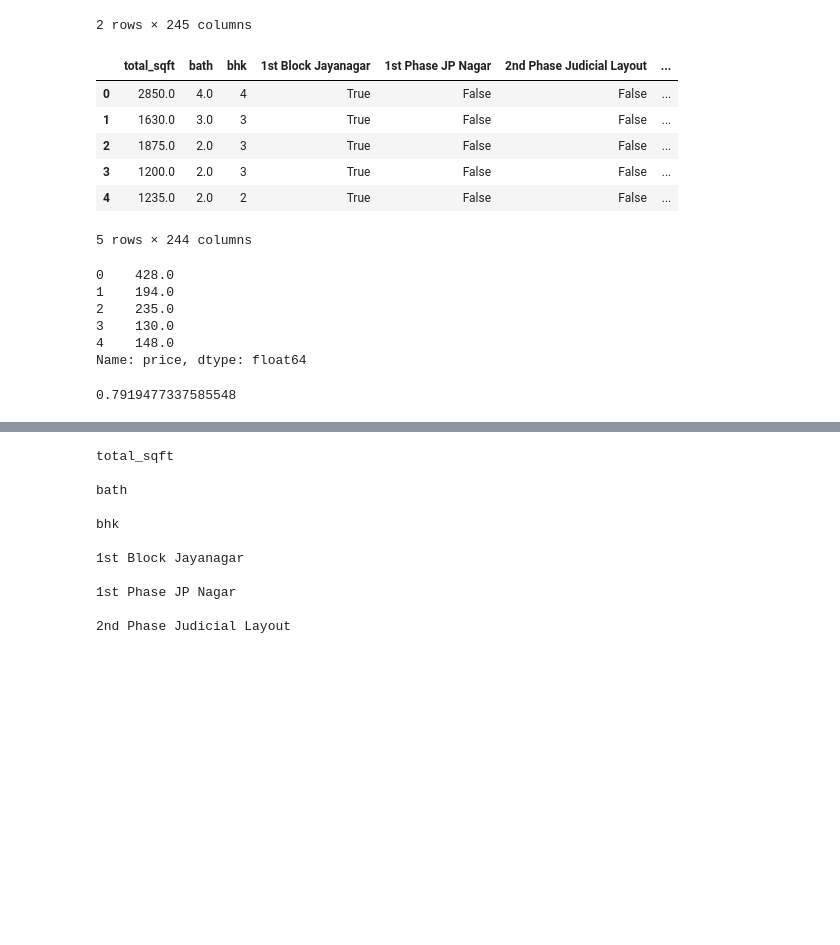
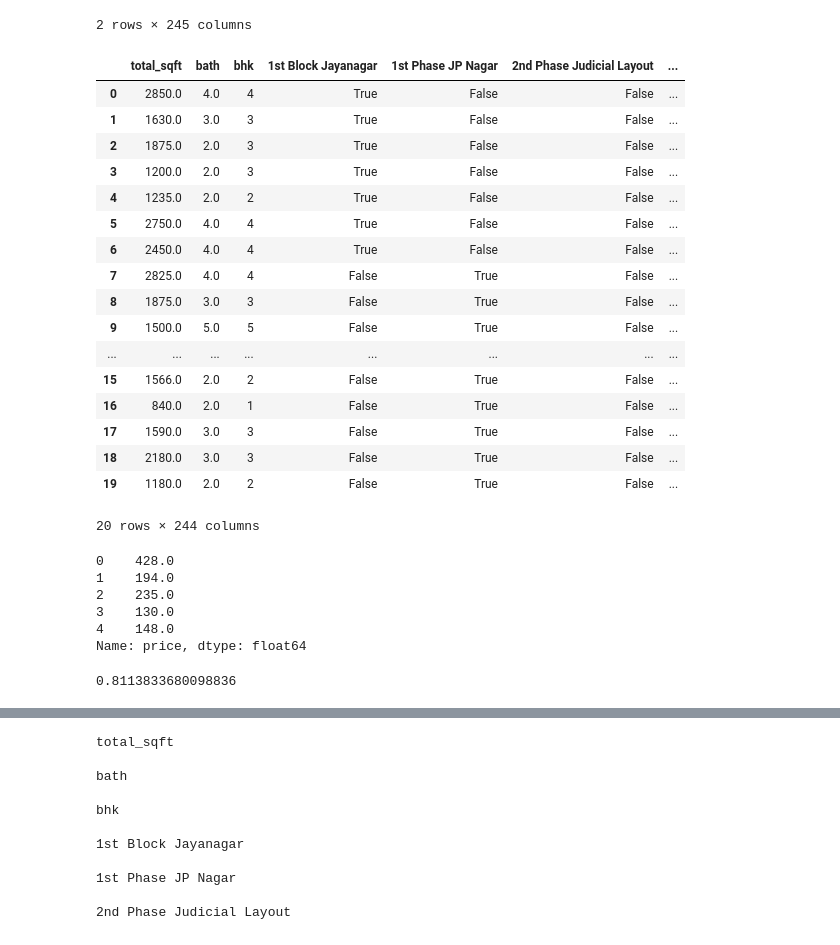
Before and after one commit to kaliraotaran/HousePricePrediction, a Jupyter notebook: main.ipynb, the cells around one changed output, grey strips where cells are left out. Saved outputs shown, nothing was run; the diff lists cells and outputs as text; code cells hidden in the pictures; blank space fills up the shorter version.

Commit message:
modified:   banglore_home_prices_model.pickle 	modified:   main.ipynb

```diff
--- a/main.ipynb
+++ b/main.ipynb
@@ -302,6 +302,6 @@ df8[df8.bath >df8.bhk +2]
 | 8411 | other | 6 BHK | 11338.0 | 9.0 | 1000.0 | 6 | 8819.897689 |
 # %%
 '''here we removed those places with more baths than bhk'''
-df9 = df8[df8.bath <df8.bhk +2]
+df9 = df8[df8.bath <=df8.bhk +2]
 df9.shape
 # %% [output]
@@ -339,15 +339,26 @@ df12.head(2)
 2 rows × 245 columns
 # %%
 X = df12.drop(['price'], axis='columns')
-X.head()
+X.head(20)
 # %% [output]
 |  | total_sqft | bath | bhk | 1st Block Jayanagar | 1st Phase JP Nagar | 2nd Phase Judicial Layout | ... |
 | 0 | 2850.0 | 4.0 | 4 | True | False | False | ... |
 | 1 | 1630.0 | 3.0 | 3 | True | False | False | ... |
 | 2 | 1875.0 | 2.0 | 3 | True | False | False | ... |
 | 3 | 1200.0 | 2.0 | 3 | True | False | False | ... |
 | 4 | 1235.0 | 2.0 | 2 | True | False | False | ... |
+| 5 | 2750.0 | 4.0 | 4 | True | False | False | ... |
+| 6 | 2450.0 | 4.0 | 4 | True | False | False | ... |
+| 7 | 2825.0 | 4.0 | 4 | False | True | False | ... |
+| 8 | 1875.0 | 3.0 | 3 | False | True | False | ... |
+| 9 | 1500.0 | 5.0 | 5 | False | True | False | ... |
+| ... | ... | ... | ... | ... | ... | ... | ... |
+| 15 | 1566.0 | 2.0 | 2 | False | True | False | ... |
+| 16 | 840.0 | 2.0 | 1 | False | True | False | ... |
+| 17 | 1590.0 | 3.0 | 3 | False | True | False | ... |
+| 18 | 2180.0 | 3.0 | 3 | False | True | False | ... |
+| 19 | 1180.0 | 2.0 | 2 | False | True | False | ... |
-5 rows × 244 columns
+20 rows × 244 columns
 # %%
 y = df12.price
 y.head()
@@ -363,11 +374,11 @@ from sklearn.model_selection import train_test_split
 X_train, X_test, y_train, y_test = train_test_split(X, y, test_size=0.2,random_state=10)
 # %%
 from sklearn.linear_model import LinearRegression
-lr_clf = LinearRegression()
-lr_clf.fit(X_train, y_train)
-lr_clf.score(X_test, y_test)
+model = LinearRegression()
+model.fit(X_train, y_train)
+model.score(X_test, y_test)
 # %% [output]
-0.7919477337585548
+0.8113833680098836
 # %%
 def predict_price(location , sqft, bath, bhk):
     loc_index = np.where(X.columns ==location)[0][0]
```
Also changed, not shown: parts of 7 cells of this notebook, 1 other file.
